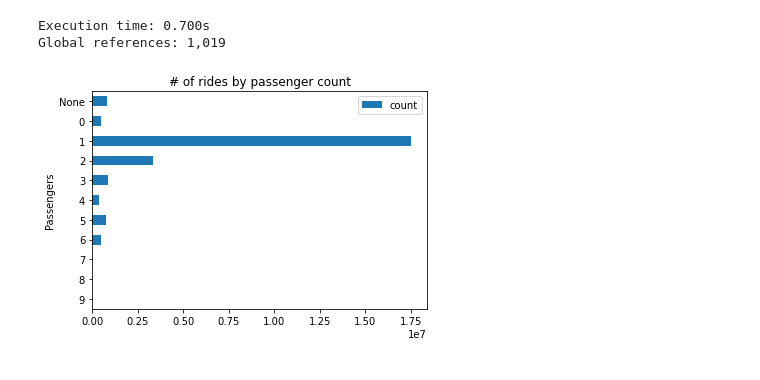
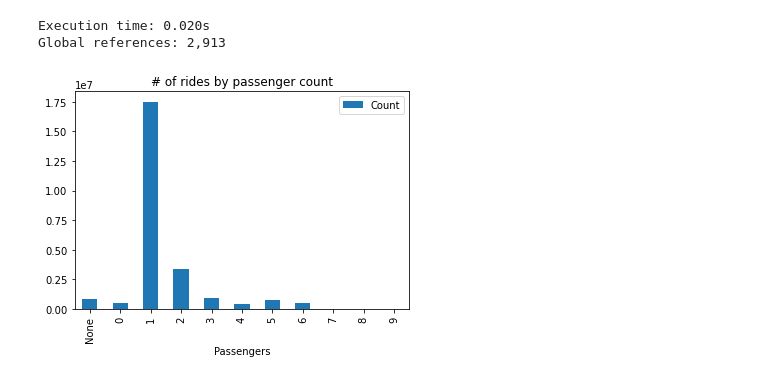
Before and after one commit to bdeboe/isc-taxi-demo, a Jupyter notebook: src/python/demo-GS22-Keynote.ipynb, the cells around one changed output. Drawn from its saved outputs; the diff is of its cells as text; code cells hidden in the pictures.

```diff
--- a/src/python/demo-GS22-Keynote.ipynb
+++ b/src/python/demo-GS22-Keynote.ipynb
@@ -79,13 +173,8 @@ ORDER BY passenger_count DESC
 # %%
-r = query("SELECT passenger_count AS \"Passengers\", "+
-                "COUNT(*) AS \"count\" "+
-          "FROM NYTaxi.Rides2 "+
-          "GROUP BY passenger_count "+
-          "ORDER BY passenger_count DESC", False)
-
-r.plot.barh(x='Passengers',y='count',title="# of rides by passenger count");
+r = query("SELECT passenger_count AS Passengers, COUNT(*) AS \"Count\" FROM NYTaxi.Rides24M GROUP BY passenger_count ORDER BY passenger_count")
+r.plot.bar(x='Passengers',y='Count',title="# of rides by passenger count");
 # %% [output]
-Execution time: 0.700s
-Global references: 1,019
+Execution time: 0.020s
+Global references: 2,913
-[figure, old version]
+[figure, new version]
 # %% [markdown]
```
Also changed, not shown: parts of 17 cells of this notebook, 2 other files.
